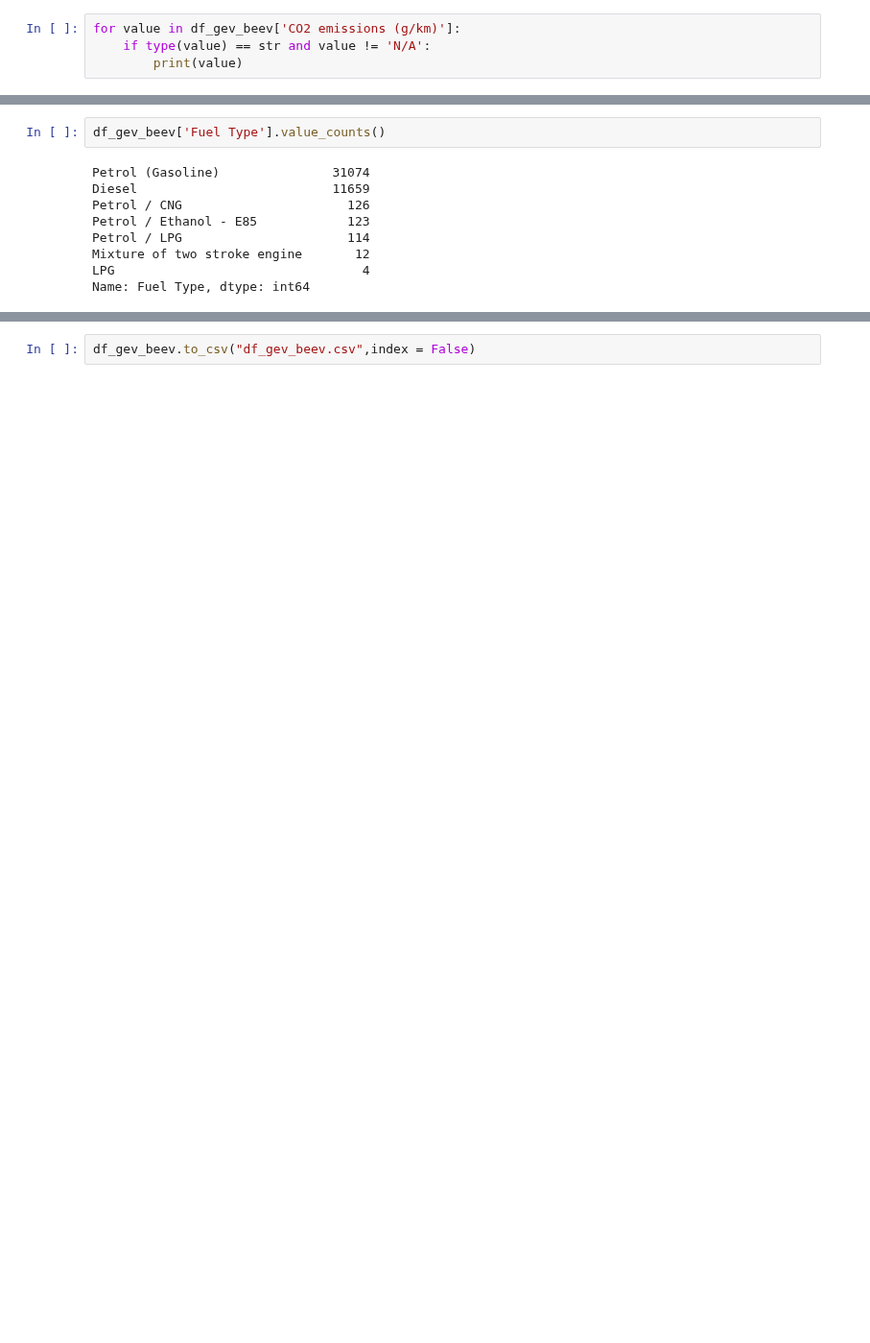
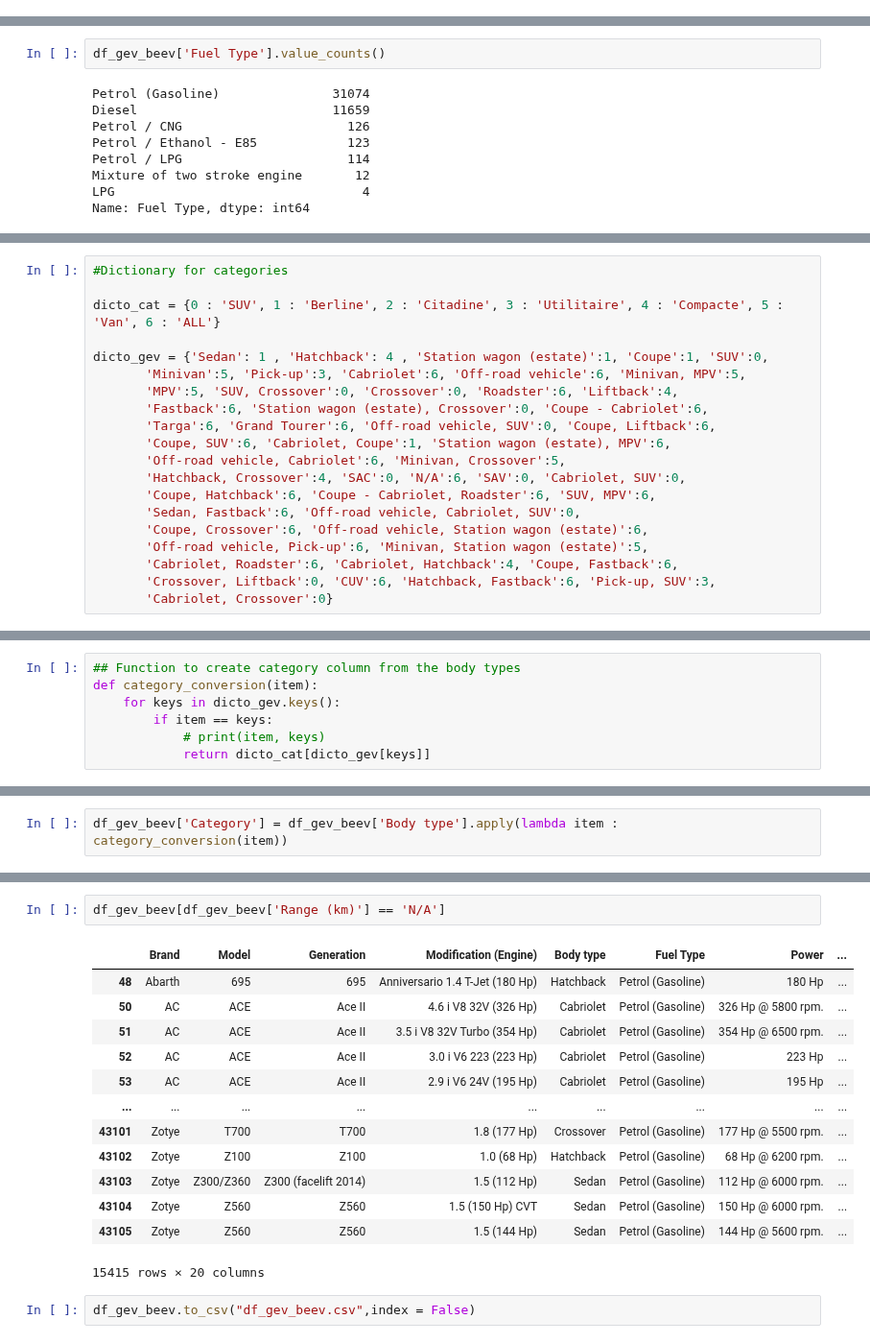
Before and after one commit to Cedric979/BEEV, a Jupyter notebook: Final Dataframe.ipynb, the cells around one changed output, grey strips where cells are left out. Shown at 96% size. Drawn from its saved outputs; the diff is of its cells as text; blank space fills up the shorter version.

```diff
--- a/Final Dataframe.ipynb
+++ b/Final Dataframe.ipynb
@@ -804,5 +824 @@ Index(['Brand', 'Model', 'Generation', 'Modification (Engine)', 'Body type',
-# %%
-for value in df_gev_beev['CO2 emissions (g/km)']:
-    if type(value) == str and value != 'N/A':
-        print(value)
 # %%
@@ -887,0 +880,20 @@ df_gev_beev
+# %%
+#Dictionary for categories
+
+dicto_cat = {0 : 'SUV', 1 : 'Berline', 2 : 'Citadine', 3 : 'Utilitaire', 4 : 'Compacte', 5 : 'Van', 6 : 'ALL'}
+
+dicto_gev = {'Sedan': 1 , 'Hatchback': 4 , 'Station wagon (estate)':1, 'Coupe':1, 'SUV':0,
+       'Minivan':5, 'Pick-up':3, 'Cabriolet':6, 'Off-road vehicle':6, 'Minivan, MPV':5,
+       'MPV':5, 'SUV, Crossover':0, 'Crossover':0, 'Roadster':6, 'Liftback':4,
+       'Fastback':6, 'Station wagon (estate), Crossover':0, 'Coupe - Cabriolet':6,
+       'Targa':6, 'Grand Tourer':6, 'Off-road vehicle, SUV':0, 'Coupe, Liftback':6,
+       'Coupe, SUV':6, 'Cabriolet, Coupe':1, 'Station wagon (estate), MPV':6,
+       'Off-road vehicle, Cabriolet':6, 'Minivan, Crossover':5,
+       'Hatchback, Crossover':4, 'SAC':0, 'N/A':6, 'SAV':0, 'Cabriolet, SUV':0,
+       'Coupe, Hatchback':6, 'Coupe - Cabriolet, Roadster':6, 'SUV, MPV':6,
+       'Sedan, Fastback':6, 'Off-road vehicle, Cabriolet, SUV':0,
+       'Coupe, Crossover':6, 'Off-road vehicle, Station wagon (estate)':6,
+       'Off-road vehicle, Pick-up':6, 'Minivan, Station wagon (estate)':5,
+       'Cabriolet, Roadster':6, 'Cabriolet, Hatchback':4, 'Coupe, Fastback':6,
+       'Crossover, Liftback':0, 'CUV':6, 'Hatchback, Fastback':6, 'Pick-up, SUV':3,
+       'Cabriolet, Crossover':0}
@@ -887,0 +906,7 @@ df_gev_beev
+# %%
+## Function to create category column from the body types
+def category_conversion(item):
+    for keys in dicto_gev.keys():
+        if item == keys:
+            # print(item, keys)
+            return dicto_cat[dicto_gev[keys]]
@@ -887,0 +933,2 @@ df_gev_beev
+# %%
+df_gev_beev['Category'] = df_gev_beev['Body type'].apply(lambda item : category_conversion(item))
@@ -888,2 +946,18 @@ df_gev_beev
+# %%
+df_gev_beev[df_gev_beev['Range (km)'] == 'N/A']
+# %% [output]
+|  | Brand | Model | Generation | Modification (Engine) | Body type | Fuel Type | Power | ... |
+| 48 | Abarth | 695 | 695 | Anniversario 1.4 T-Jet (180 Hp) | Hatchback | Petrol (Gasoline) | 180 Hp | ... |
+| 50 | AC | ACE | Ace II | 4.6 i V8 32V (326 Hp) | Cabriolet | Petrol (Gasoline) | 326 Hp @ 5800 rpm. | ... |
+| 51 | AC | ACE | Ace II | 3.5 i V8 32V Turbo (354 Hp) | Cabriolet | Petrol (Gasoline) | 354 Hp @ 6500 rpm. | ... |
+| 52 | AC | ACE | Ace II | 3.0 i V6 223 (223 Hp) | Cabriolet | Petrol (Gasoline) | 223 Hp | ... |
+| 53 | AC | ACE | Ace II | 2.9 i V6 24V (195 Hp) | Cabriolet | Petrol (Gasoline) | 195 Hp | ... |
+| ... | ... | ... | ... | ... | ... | ... | ... | ... |
+| 43101 | Zotye | T700 | T700 | 1.8 (177 Hp) | Crossover | Petrol (Gasoline) | 177 Hp @ 5500 rpm. | ... |
+| 43102 | Zotye | Z100 | Z100 | 1.0 (68 Hp) | Hatchback | Petrol (Gasoline) | 68 Hp @ 6200 rpm. | ... |
+| 43103 | Zotye | Z300/Z360 | Z300 (facelift 2014) | 1.5 (112 Hp) | Sedan | Petrol (Gasoline) | 112 Hp @ 6000 rpm. | ... |
+| 43104 | Zotye | Z560 | Z560 | 1.5 (150 Hp) CVT | Sedan | Petrol (Gasoline) | 150 Hp @ 6000 rpm. | ... |
+| 43105 | Zotye | Z560 | Z560 | 1.5 (144 Hp) | Sedan | Petrol (Gasoline) | 144 Hp @ 5600 rpm. | ... |
+15415 rows × 20 columns
 # %%
 df_gev_beev.to_csv("df_gev_beev.csv",index = False)
```
Also changed, not shown: parts of 14 cells of this notebook, 1 other file.
